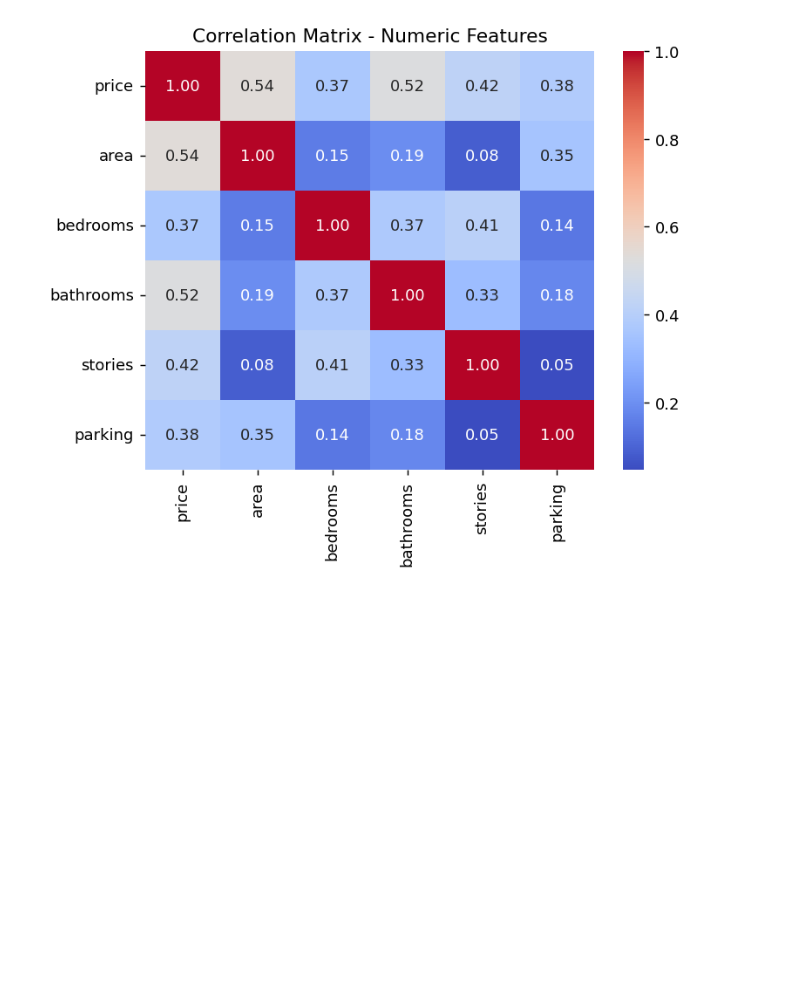
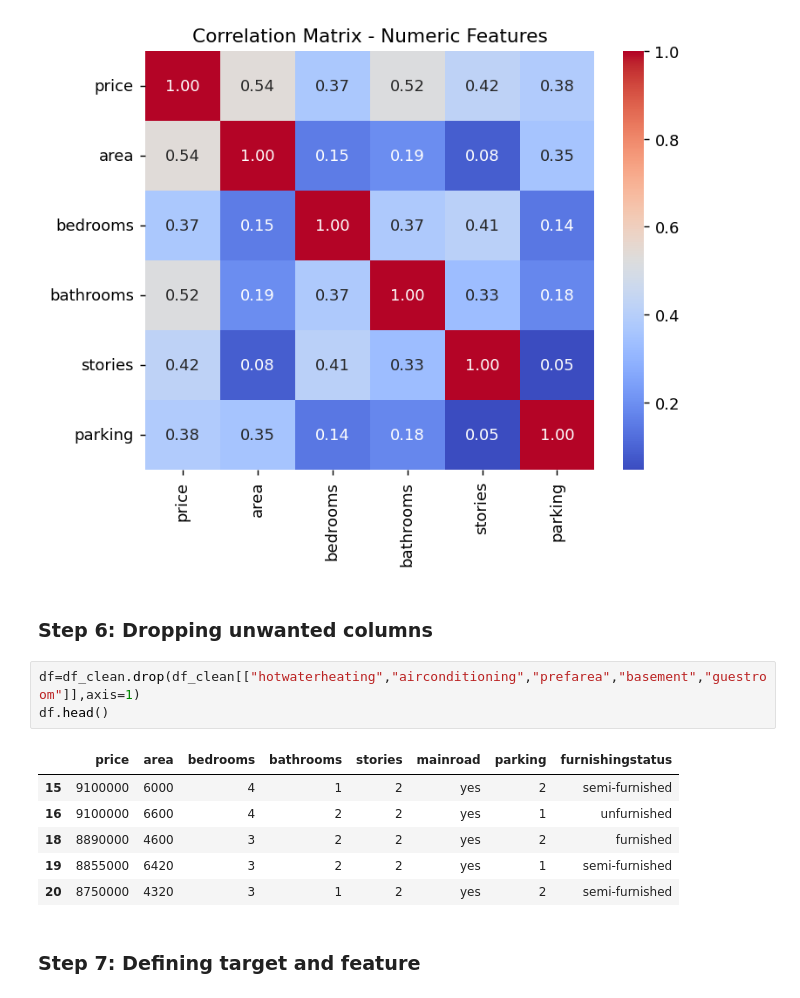
Before and after one commit to ather-ops/Machine-Learning-from-scratch, a Jupyter notebook: 01-data-preprocessing/Data-Preprocessing.ipynb, the cells around one changed output. Saved outputs shown, nothing was run; the diff lists cells and outputs as text; blank space fills up the shorter version.

```diff
--- a/01-data-preprocessing/Data-Preprocessing.ipynb
+++ b/01-data-preprocessing/Data-Preprocessing.ipynb
@@ -107,3 +107,17 @@ plt.title('Correlation Matrix - Numeric Features')
 plt.show()
 # %% [output]
 [figure]
+# %% [markdown]
+### Step 6: Dropping unwanted columns
+# %%
+df=df_clean.drop(df_clean[["hotwaterheating","airconditioning","prefarea","basement","guestroom"]],axis=1)
+df.head()
+# %% [output]
+|  | price | area | bedrooms | bathrooms | stories | mainroad | parking | furnishingstatus |
+| 15 | 9100000 | 6000 | 4 | 1 | 2 | yes | 2 | semi-furnished |
+| 16 | 9100000 | 6600 | 4 | 2 | 2 | yes | 1 | unfurnished |
+| 18 | 8890000 | 4600 | 3 | 2 | 2 | yes | 2 | furnished |
+| 19 | 8855000 | 6420 | 3 | 2 | 2 | yes | 1 | semi-furnished |
+| 20 | 8750000 | 4320 | 3 | 1 | 2 | yes | 2 | semi-furnished |
+# %% [markdown]
+### Step 7: Defining target and feature
```
Also changed, not shown: parts of 2 cells of this notebook.
